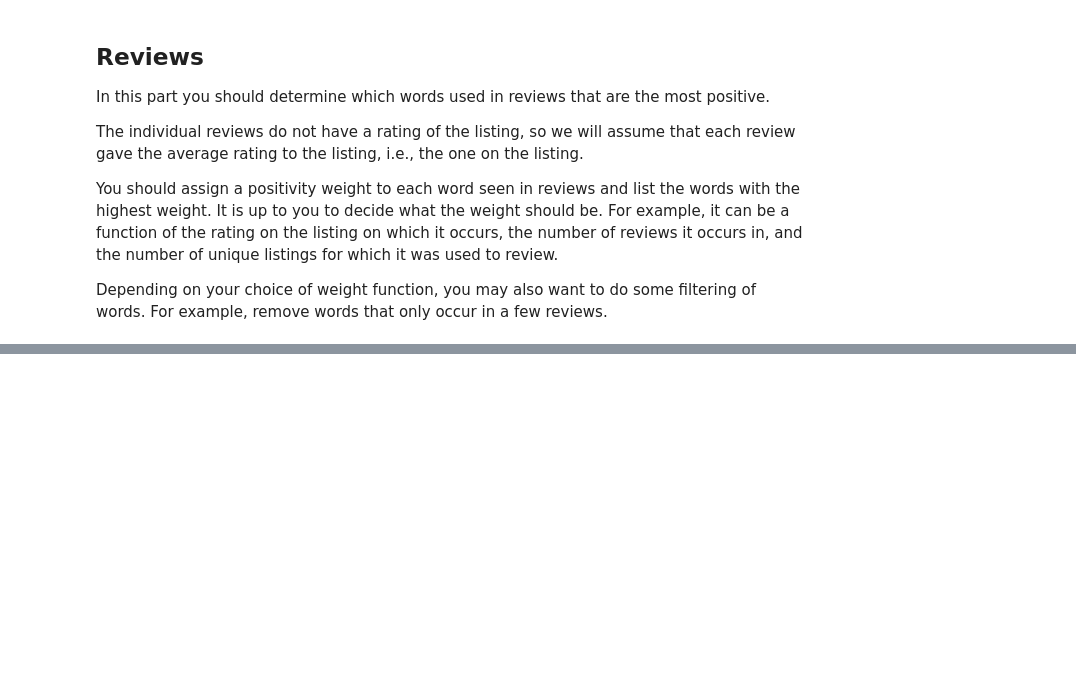
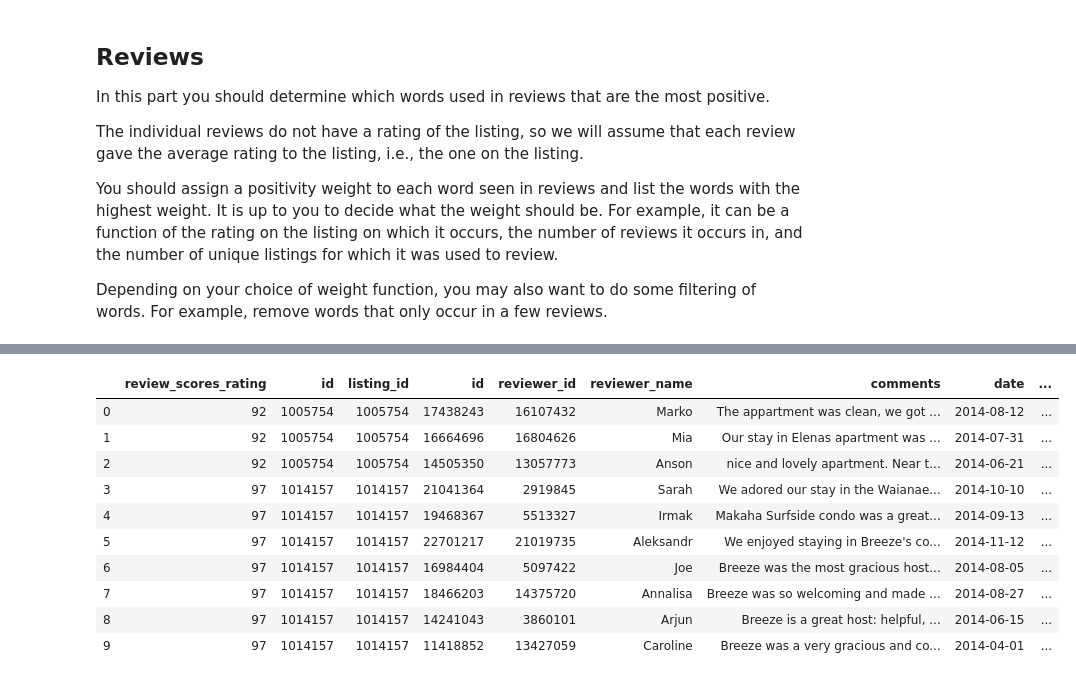
Before and after one commit to zacharyneveu/DS_Tools_Project3, a Jupyter notebook: Project 3 - Airbnb.ipynb, the cells around one changed output, grey strips where cells are left out. Cells and saved outputs as stored; diff of their text form; code cells hidden in the pictures; blank space fills up the shorter version.

```diff
--- a/Project 3 - Airbnb.ipynb
+++ b/Project 3 - Airbnb.ipynb
@@ -471,0 +471,14 @@ AttributeError: 'DataFrame' object has no attribute '_get_object_id'
+# %%
+disp(reviews_scores, 10)
+# %% [output]
+|  | review_scores_rating | id | listing_id | id | reviewer_id | reviewer_name | comments | date | ... |
+| 0 | 92 | 1005754 | 1005754 | 17438243 | 16107432 | Marko | The appartment was clean, we got ... | 2014-08-12 | ... |
+| 1 | 92 | 1005754 | 1005754 | 16664696 | 16804626 | Mia | Our stay in Elenas apartment was ... | 2014-07-31 | ... |
+| 2 | 92 | 1005754 | 1005754 | 14505350 | 13057773 | Anson | nice and lovely apartment. Near t... | 2014-06-21 | ... |
+| 3 | 97 | 1014157 | 1014157 | 21041364 | 2919845 | Sarah | We adored our stay in the Waianae... | 2014-10-10 | ... |
+| 4 | 97 | 1014157 | 1014157 | 19468367 | 5513327 | Irmak | Makaha Surfside condo was a great... | 2014-09-13 | ... |
+| 5 | 97 | 1014157 | 1014157 | 22701217 | 21019735 | Aleksandr | We enjoyed staying in Breeze's co... | 2014-11-12 | ... |
+| 6 | 97 | 1014157 | 1014157 | 16984404 | 5097422 | Joe | Breeze was the most gracious host... | 2014-08-05 | ... |
+| 7 | 97 | 1014157 | 1014157 | 18466203 | 14375720 | Annalisa | Breeze was so welcoming and made ... | 2014-08-27 | ... |
+| 8 | 97 | 1014157 | 1014157 | 14241043 | 3860101 | Arjun | Breeze is a great host: helpful, ... | 2014-06-15 | ... |
+| 9 | 97 | 1014157 | 1014157 | 11418852 | 13427059 | Caroline | Breeze was a very gracious and co... | 2014-04-01 | ... |
```
Also changed, not shown: parts of 20 cells of this notebook, 1 other file.
